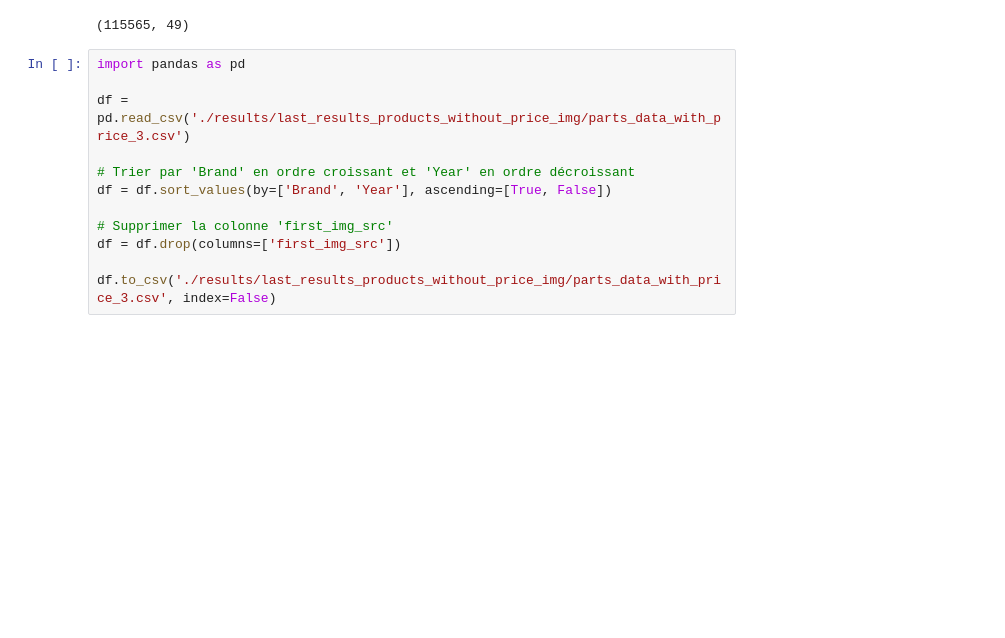
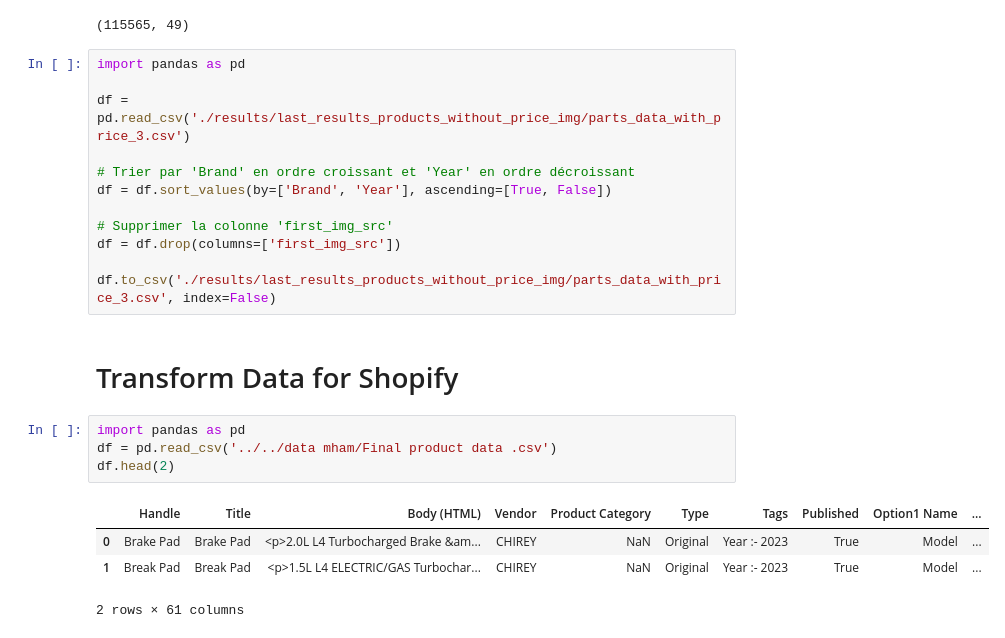
Before and after one commit to AbdelghaffourMouhsine/Mham_AWS_Car_Parts_Scraping_Project_v2, a Jupyter notebook: code.ipynb, the cells around one changed output. Saved outputs shown, nothing was run; the diff lists cells and outputs as text; blank space fills up the shorter version.

```diff
--- a/code.ipynb
+++ b/code.ipynb
@@ -1429,3 +1417,14 @@ df = df.sort_values(by=['Brand', 'Year'], ascending=[True, False])
 df = df.drop(columns=['first_img_src'])
 
 df.to_csv('./results/last_results_products_without_price_img/parts_data_with_price_3.csv', index=False)
+# %% [markdown]
+# Transform Data for Shopify
+# %%
+import pandas as pd
+df = pd.read_csv('../../data mham/Final product data .csv')
+df.head(2)
+# %% [output]
+|  | Handle | Title | Body (HTML) | Vendor | Product Category | Type | Tags | Published | Option1 Name | ... |
+| 0 | Brake Pad | Brake Pad | <p>2.0L L4 Turbocharged Brake &am... | CHIREY | NaN | Original | Year :- 2023 | True | Model | ... |
+| 1 | Break Pad | Break Pad | <p>1.5L L4 ELECTRIC/GAS Turbochar... | CHIREY | NaN | Original | Year :- 2023 | True | Model | ... |
+2 rows × 61 columns
```
Also changed, not shown: parts of 11 cells of this notebook.
